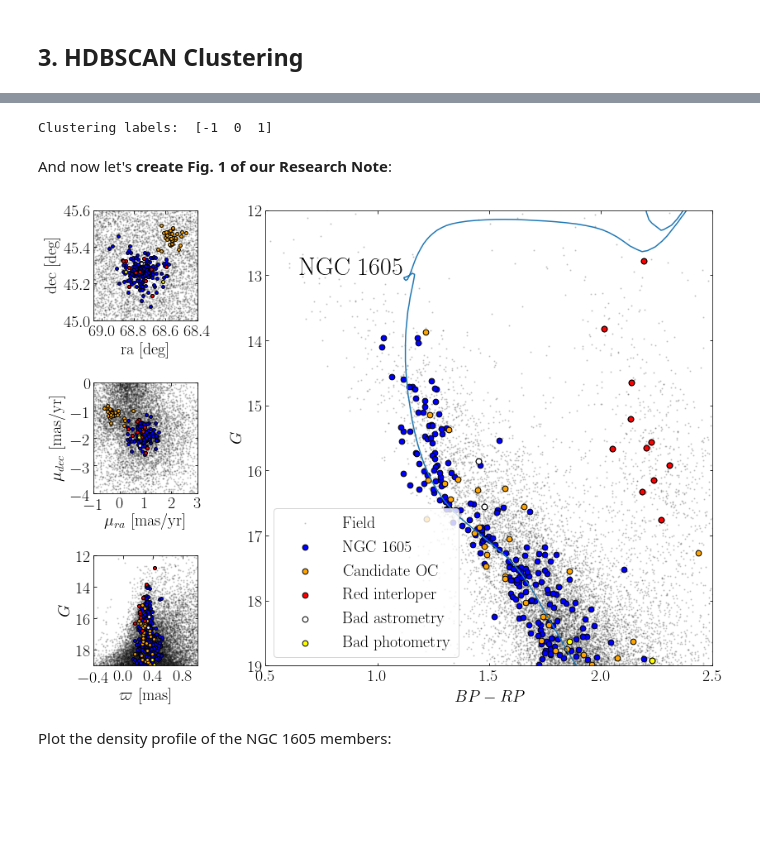
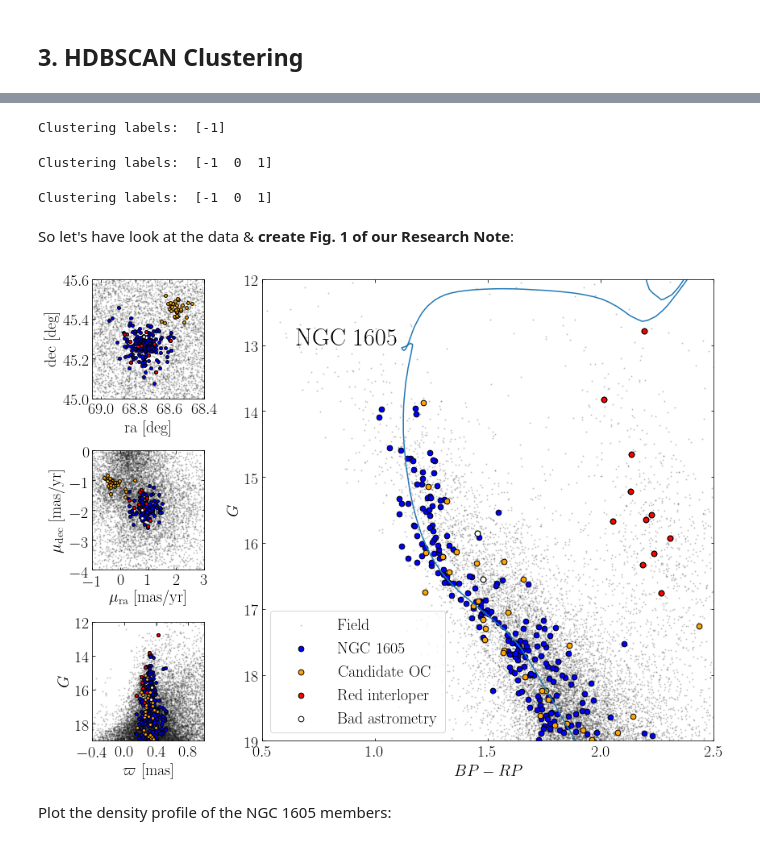
Before and after one commit to fjaellet/ngc1605, a Jupyter notebook: ngc_1605_analysis.ipynb, the cells around one changed output, grey strips where cells are left out. Cells and saved outputs as stored; diff of their text form; code cells hidden in the pictures; blank space fills up the shorter version.

```diff
--- a/ngc_1605_analysis.ipynb
+++ b/ngc_1605_analysis.ipynb
@@ -133 +132,11 @@ Now we run HDBSCAN. After playing a bit with the parameters ${\tt min\_cluster\_
+# %%
+labels     =hdbscan.HDBSCAN(min_cluster_size=60).fit_predict(X)
+print("Clustering labels: ", np.unique(labels))
+# %% [output]
+Clustering labels:  [-1]
+# %%
+labels     =hdbscan.HDBSCAN(min_cluster_size=10).fit_predict(X)
+print("Clustering labels: ", np.unique(labels))
+# %% [output]
+Clustering labels:  [-1  0  1]
 # %%
@@ -135,15 +144,8 @@ labels     =hdbscan.HDBSCAN(min_cluster_size=30).fit_predict(X)#min_cluster_size
 print("Clustering labels: ", np.unique(labels))
 # %% [output]
 Clustering labels:  [-1  0  1]
-# %%
-cluster = data[labels==0]
-redseq  = (cluster["bp_rp"] > 1.8) & (cluster["phot_g_mean_mag"] < 17)
-badruwe = (cluster["ruwe"] > 1.4)
-bp_rp_excess_corr = photutils.correct_flux_excess_factor(cluster["bp_rp"],
-                                                         cluster["phot_bp_rp_excess_factor"])
-badbprp = (bp_rp_excess_corr > 0.5) | (cluster["phot_bp_mean_mag"] > 20)
 # %% [markdown]
-And now let's **create Fig. 1 of our Research Note**:
+So let's have look at the data & **create Fig. 1 of our Research Note**:
 # %%
 clist = ["blue", "orange", "green", "yellow", "red"]
 
@@ -155,8 +157,8 @@ axlist= [gs[0, 0], gs[1, 0], gs[2, 0], gs[:, 1:]]#[141, 142, 143, 144]
 x_axes= ["ra", "pmra", "parallax", "bp_rp"]
 y_axes= ["dec", "pmdec", "phot_g_mean_mag", "phot_g_mean_mag"]
 lims  = [[69.05, 68.45, 45.0, 45.6], [-1, 3, -4, 0], [-.3, 1, 19, 12], [.5, 2.5, 19, 12] ]
-x_labels= ["ra [deg]", r"$\mu_{ra}$ [mas/yr]", r"$\varpi$ [mas]", "$BP-RP$"]
-y_labels= ["dec [deg]", r"$\mu_{dec}$ [mas/yr]", "$G$", "$G$"]
+x_labels= ["ra [deg]", r"$\mu_{\rm ra}$ [mas/yr]", r"$\varpi$ [mas]", "$BP-RP$"]
+y_labels= ["dec [deg]", r"$\mu_{\rm dec}$ [mas/yr]", "$G$", "$G$"]
 sizes = [15,15,15,45]
 
 for jj in [0,1,2,3]:
@@ -166,38 +168,40 @@ for jj in [0,1,2,3]:
 
     plt.scatter(data[x_axes[jj]], data[y_axes[jj]], s=1, c="grey", alpha=0.2, label="Field")
     #for ii in np.unique(labels)[1:]:
     plt.scatter(data[labels==0][x_axes[jj]], data[labels==0][y_axes[jj]],
                     c=clist[0], s=sizes[jj], label="NGC 1605")
     plt.scatter(data[labels==1][x_axes[jj]], data[labels==1][y_axes[jj]],
                     c=clist[1], s=sizes[jj], label="Candidate OC")
     plt.axis(lims[jj])
-    plt.scatter(cluster[x_axes[jj]][redseq], cluster[y_axes[jj]][redseq],
+    # Highlight some of the problematic "members" of NGC 1605:
+    ngc1605 = data[labels==0]
+    redseq  = (ngc1605["bp_rp"] > 1.8) & (ngc1605["phot_g_mean_mag"] < 17)
+    badruwe = (ngc1605["ruwe"] > 1.4)
+    plt.scatter(ngc1605[x_axes[jj]][redseq], ngc1605[y_axes[jj]][redseq],
                 c="r", s=sizes[jj], label="Red interloper")
-    plt.scatter(cluster[x_axes[jj]][badruwe], cluster[y_axes[jj]][badruwe],
+    plt.scatter(ngc1605[x_axes[jj]][badruwe], ngc1605[y_axes[jj]][badruwe],
                 c="w", s=sizes[jj], label="Bad astrometry")
-    plt.scatter(cluster[x_axes[jj]][badbprp], cluster[y_axes[jj]][badbprp],
-                c="yellow", s=sizes[jj], label="Bad photometry")
     ax.set_xlabel(x_labels[jj])
     ax.set_ylabel(y_labels[jj])
     if jj < 3:
         ax.set_xticks(ax.get_xticks()[::2])
         ax.set_yticks(ax.get_yticks()[::2])
     else:
         ax.legend(loc=3)
         plt.text(.65, 13, "NGC 1605", fontsize=30)
         # Overplot isochrone with optimal parameters:
         # Load reddened solar-Z PARSEC models
         for [AV, distmod] in [[2.8, 12.1]]:
             stellarmodels = Table.read("data/parsec_solar_av"+str(AV)+".fits")
             young = stellarmodels[ (abs(stellarmodels["logAge"]-8.25) <0.02)]
             plt.plot(young["G_BPmag"]-young["G_RPmag"],
                      young["Gmag"] + distmod)
 
 plt.tight_layout()
 plt.savefig("./im/ngc1605_hdbscan_analysis.png")
 plt.show()
 # %% [output]
-[figure, old version]
+[figure, new version]
 # %% [markdown]
 Plot the density profile of the NGC 1605 members:
 # %%
```
Also changed, not shown: parts of 17 cells of this notebook, 1 other file.
